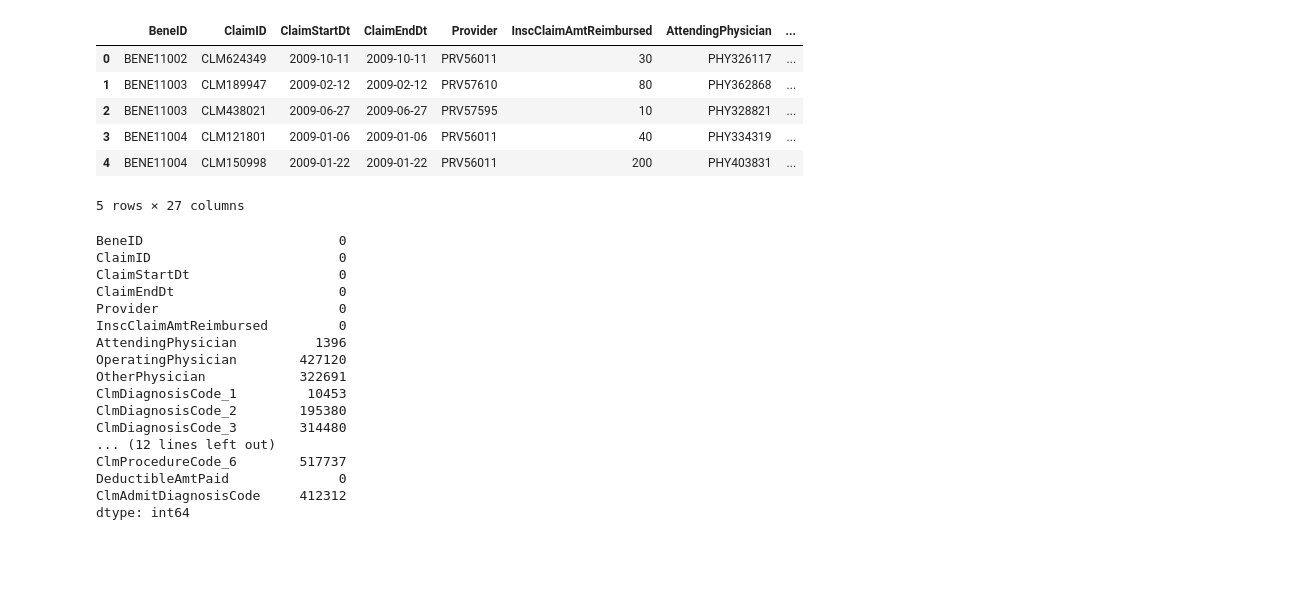
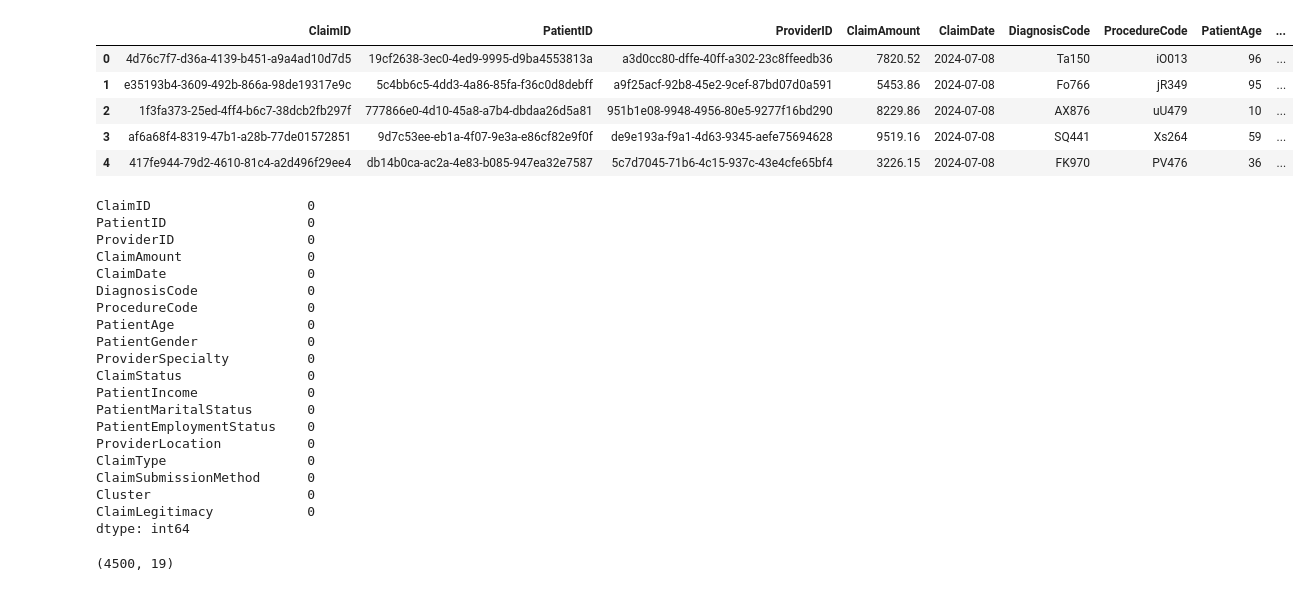
Before and after one commit to Ash2809/AI-Powered-Medical-Claim-Processing-System, a Jupyter notebook: exp/exp.ipynb, the cells around one changed output. Cells and saved outputs as stored; diff of their text form; code cells hidden in the pictures; blank space fills up the shorter version.

```diff
--- a/exp/exp.ipynb
+++ b/exp/exp.ipynb
@@ -6,35 +9,42 @@ from sklearn.metrics import accuracy_score, confusion_matrix
 import matplotlib.pyplot as plt
 import seaborn as sns
 import numpy as np
-# %%
-path = r"C:\Users\aashutosh kumar\OneDrive\Pictures\Train_Outpatientdata-1542865627584.csv"
-data = pd.read_csv(path)
-data.head()
-# %% [output]
-|  | BeneID | ClaimID | ClaimStartDt | ClaimEndDt | Provider | InscClaimAmtReimbursed | AttendingPhysician | ... |
-| 0 | BENE11002 | CLM624349 | 2009-10-11 | 2009-10-11 | PRV56011 | 30 | PHY326117 | ... |
-| 1 | BENE11003 | CLM189947 | 2009-02-12 | 2009-02-12 | PRV57610 | 80 | PHY362868 | ... |
-| 2 | BENE11003 | CLM438021 | 2009-06-27 | 2009-06-27 | PRV57595 | 10 | PHY328821 | ... |
-| 3 | BENE11004 | CLM121801 | 2009-01-06 | 2009-01-06 | PRV56011 | 40 | PHY334319 | ... |
-| 4 | BENE11004 | CLM150998 | 2009-01-22 | 2009-01-22 | PRV56011 | 200 | PHY403831 | ... |
-5 rows × 27 columns
+# %%
+path = r"C:\Advance_Projects\AI-Powered-Medical-Claim-Processing-System\data\Health Insurance Fraud Claims.xlsx"
+# data = pd.read_csv(path)
+data = pd.read_excel(path)
+data.head()
+# %% [output]
+|  | ClaimID | PatientID | ProviderID | ClaimAmount | ClaimDate | DiagnosisCode | ProcedureCode | PatientAge | ... |
+| 0 | 4d76c7f7-d36a-4139-b451-a9a4ad10d7d5 | 19cf2638-3ec0-4ed9-9995-d9ba4553813a | a3d0cc80-dffe-40ff-a302-23c8ffeedb36 | 7820.52 | 2024-07-08 | Ta150 | iO013 | 96 | ... |
+| 1 | e35193b4-3609-492b-866a-98de19317e9c | 5c4bb6c5-4dd3-4a86-85fa-f36c0d8debff | a9f25acf-92b8-45e2-9cef-87bd07d0a591 | 5453.86 | 2024-07-08 | Fo766 | jR349 | 95 | ... |
+| 2 | 1f3fa373-25ed-4ff4-b6c7-38dcb2fb297f | 777866e0-4d10-45a8-a7b4-dbdaa26d5a81 | 951b1e08-9948-4956-80e5-9277f16bd290 | 8229.86 | 2024-07-08 | AX876 | uU479 | 10 | ... |
+| 3 | af6a68f4-8319-47b1-a28b-77de01572851 | 9d7c53ee-eb1a-4f07-9e3a-e86cf82e9f0f | de9e193a-f9a1-4d63-9345-aefe75694628 | 9519.16 | 2024-07-08 | SQ441 | Xs264 | 59 | ... |
+| 4 | 417fe944-79d2-4610-81c4-a2d496f29ee4 | db14b0ca-ac2a-4e83-b085-947ea32e7587 | 5c7d7045-71b6-4c15-937c-43e4cfe65bf4 | 3226.15 | 2024-07-08 | FK970 | PV476 | 36 | ... |
 # %%
 pd.isnull(data).sum()
 # %% [output]
-BeneID                         0
-ClaimID                        0
-ClaimStartDt                   0
-ClaimEndDt                     0
-Provider                       0
-InscClaimAmtReimbursed         0
-AttendingPhysician          1396
-OperatingPhysician        427120
-OtherPhysician            322691
-ClmDiagnosisCode_1         10453
-ClmDiagnosisCode_2        195380
-ClmDiagnosisCode_3        314480
-... (12 lines left out)
-ClmProcedureCode_6        517737
-DeductibleAmtPaid              0
-ClmAdmitDiagnosisCode     412312
+ClaimID                    0
+PatientID                  0
+ProviderID                 0
+ClaimAmount                0
+ClaimDate                  0
+DiagnosisCode              0
+ProcedureCode              0
+PatientAge                 0
+PatientGender              0
+ProviderSpecialty          0
+ClaimStatus                0
+PatientIncome              0
+PatientMaritalStatus       0
+PatientEmploymentStatus    0
+ProviderLocation           0
+ClaimType                  0
+ClaimSubmissionMethod      0
+Cluster                    0
+ClaimLegitimacy            0
 dtype: int64
+# %%
+data.shape
+# %% [output]
+(4500, 19)
```
Also changed, not shown: parts of 15 cells of this notebook, 2 other files.
